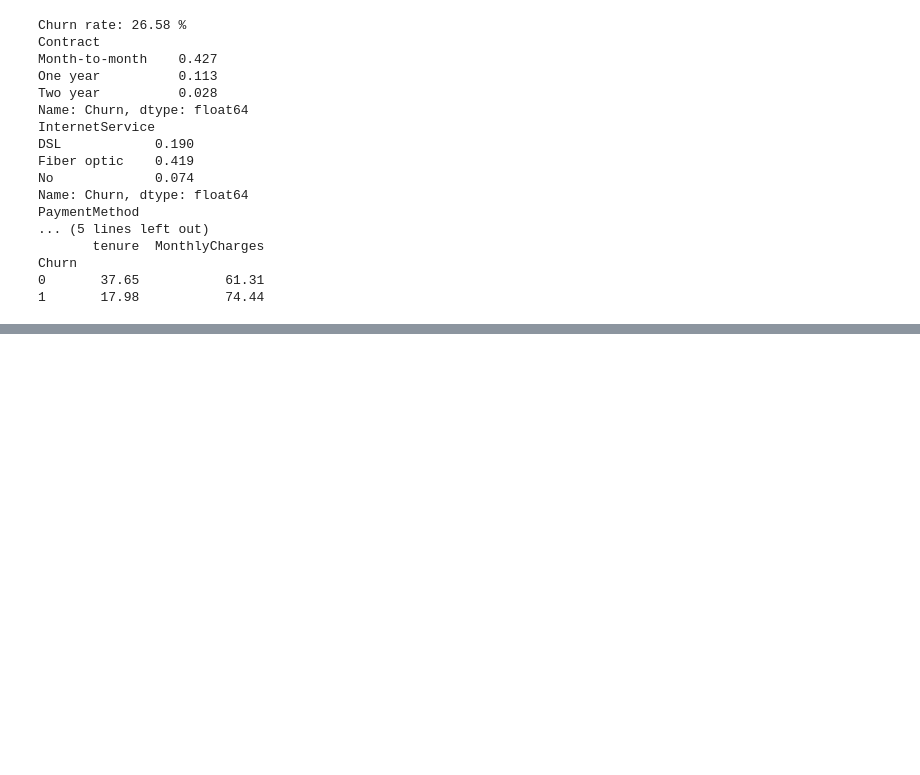
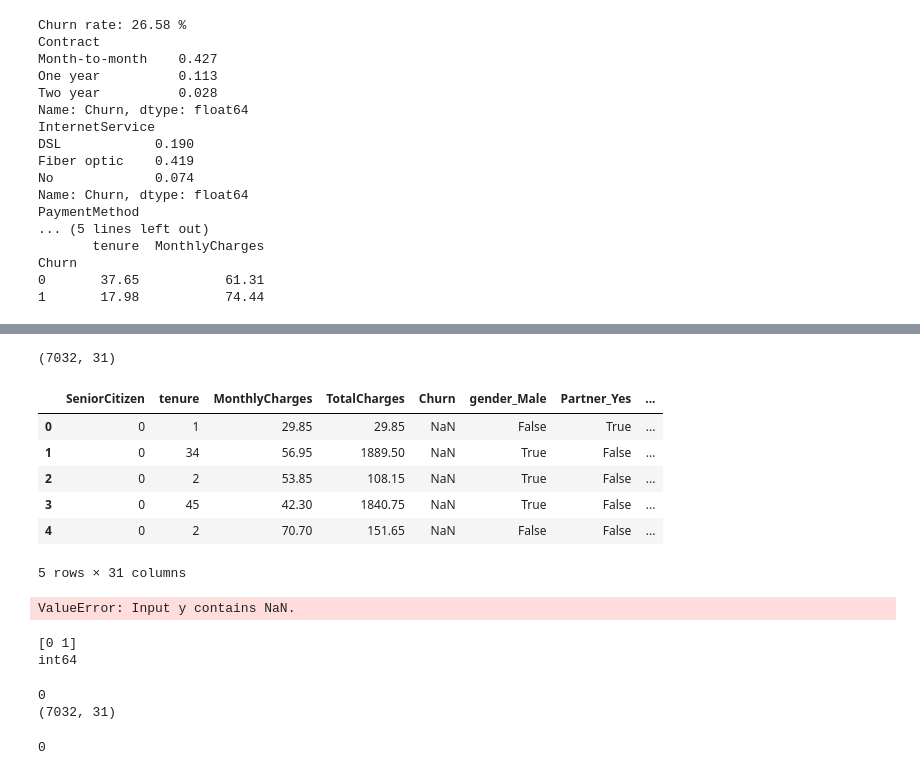
Before and after one commit to jyoshna5906/telecom-churn-analysis, a Jupyter notebook: churn.ipynb, the cells around one changed output, grey strips where cells are left out. Cells and saved outputs as stored; diff of their text form; code cells hidden in the pictures; blank space fills up the shorter version.

```diff
--- a/churn.ipynb
+++ b/churn.ipynb
@@ -164,0 +185,64 @@ Churn
+# %%
+df_model = df.copy()
+
+# customerID prediction ki avasaram ledu
+if "customerID" in df_model.columns:
+    df_model = df_model.drop("customerID", axis=1)
+
+# Target: Yes/No ni 1/0 ki marchandi
+df_model["Churn"] = df_model["Churn"].map({"Yes": 1, "No": 0})
+
+# Migata text columns ki one-hot encoding
+df_model = pd.get_dummies(df_model, drop_first=True)
+
+print(df_model.shape)
+df_model.head()
+# %% [output]
+(7032, 31)
+|  | SeniorCitizen | tenure | MonthlyCharges | TotalCharges | Churn | gender_Male | Partner_Yes | ... |
+| 0 | 0 | 1 | 29.85 | 29.85 | NaN | False | True | ... |
+| 1 | 0 | 34 | 56.95 | 1889.50 | NaN | True | False | ... |
+| 2 | 0 | 2 | 53.85 | 108.15 | NaN | True | False | ... |
+| 3 | 0 | 45 | 42.30 | 1840.75 | NaN | True | False | ... |
+| 4 | 0 | 2 | 70.70 | 151.65 | NaN | False | False | ... |
+5 rows × 31 columns
+# %%
+X = df_model.drop("Churn", axis=1)
+y = df_model["Churn"]
+
+X_train, X_test, y_train, y_test = train_test_split(
+    X, y, test_size=0.2, random_state=42, stratify=y
+)
+
+print("Train:", X_train.shape, "Test:", X_test.shape)
+# %% [output]
+ValueError: Input y contains NaN.
+# %%
+print(df["Churn"].unique())
+print(df["Churn"].dtype)
+# %% [output]
+[0 1]
+int64
+# %%
+
+df_model = df.copy()
+
+if "customerID" in df_model.columns:
+    df_model = df_model.drop("customerID", axis=1)
+
+# Churn Yes/No aina, 0/1 aina handle chestundi
+if df_model["Churn"].dtype == "object":
+    df_model["Churn"] = df_model["Churn"].str.strip().map({"Yes": 1, "No": 0})
+
+df_model = pd.get_dummies(df_model, drop_first=True)
+
+print(df_model["Churn"].isna().sum())   # 0 ravali
+print(df_model.shape)
+# %% [output]
+0
+(7032, 31)
+# %%
+print(df_model.isna().sum().sum())
+df_model = df_model.dropna()
+# %% [output]
+0
```
Also changed, not shown: parts of 5 cells of this notebook, 2 other files.
